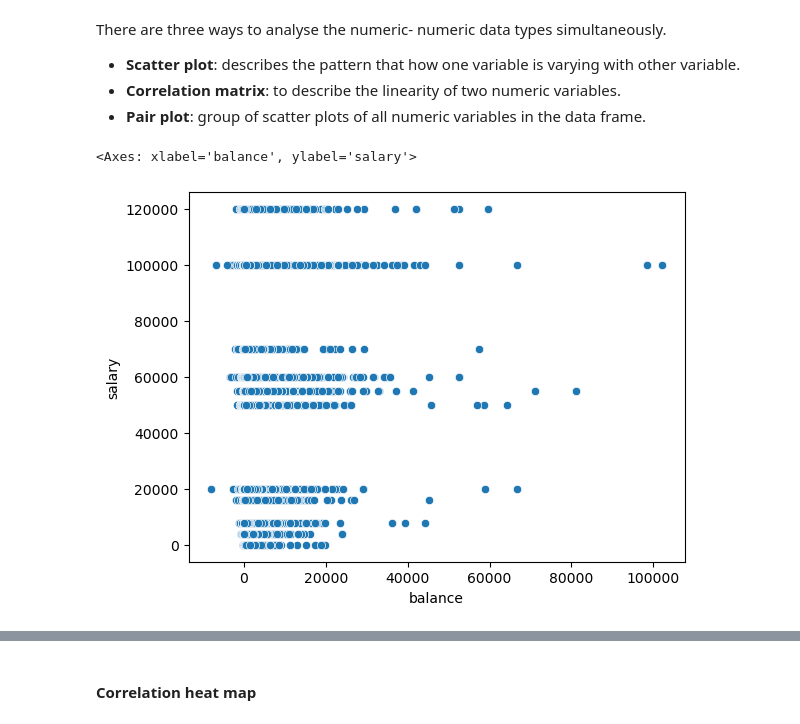
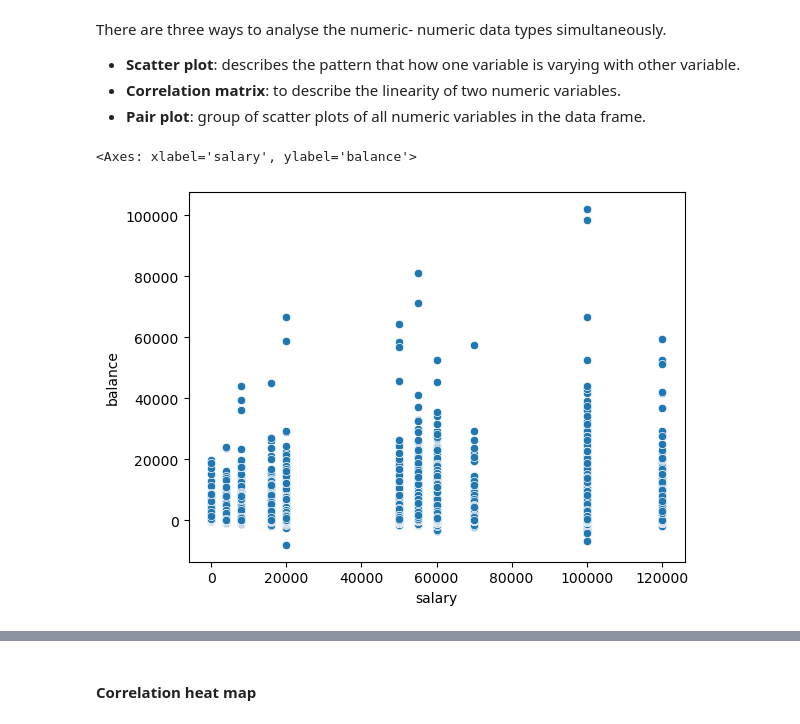
Before and after one commit to Nishanthfiona/DataScience, a Jupyter notebook: Upgrad/Course_1_Datatoolkit/Bank Marketing Case Study EDA/Bank Marketing Campaign EDA NoteBook.ipynb, the cells around one changed output, grey strips where cells are left out. Drawn from its saved outputs; the diff is of its cells as text; code cells hidden in the pictures.

```diff
--- a/Upgrad/Course_1_Datatoolkit/Bank Marketing Case Study EDA/Bank Marketing Campaign EDA NoteBook.ipynb
+++ b/Upgrad/Course_1_Datatoolkit/Bank Marketing Case Study EDA/Bank Marketing Campaign EDA NoteBook.ipynb
@@ -724,9 +724,9 @@ There are three ways to analyse the numeric- numeric data types simultaneously.
 - **Pair plot**: group of scatter plots of all numeric variables in the data frame.
 # %%
 #plot the scatter plot of balance and salary variable in inp1
-sns.scatterplot(data=inp1,x="balance",y='salary')
+sns.scatterplot(data=inp1,x="salary",y="balance")
 # %% [output]
-<Axes: xlabel='balance', ylabel='salary'>
+<Axes: xlabel='salary', ylabel='balance'>
-[figure, old version]
+[figure, new version]
 # %%
 #plot the scatter plot of balance and age variable in inp1
```
Also changed, not shown: parts of 27 cells of this notebook.
